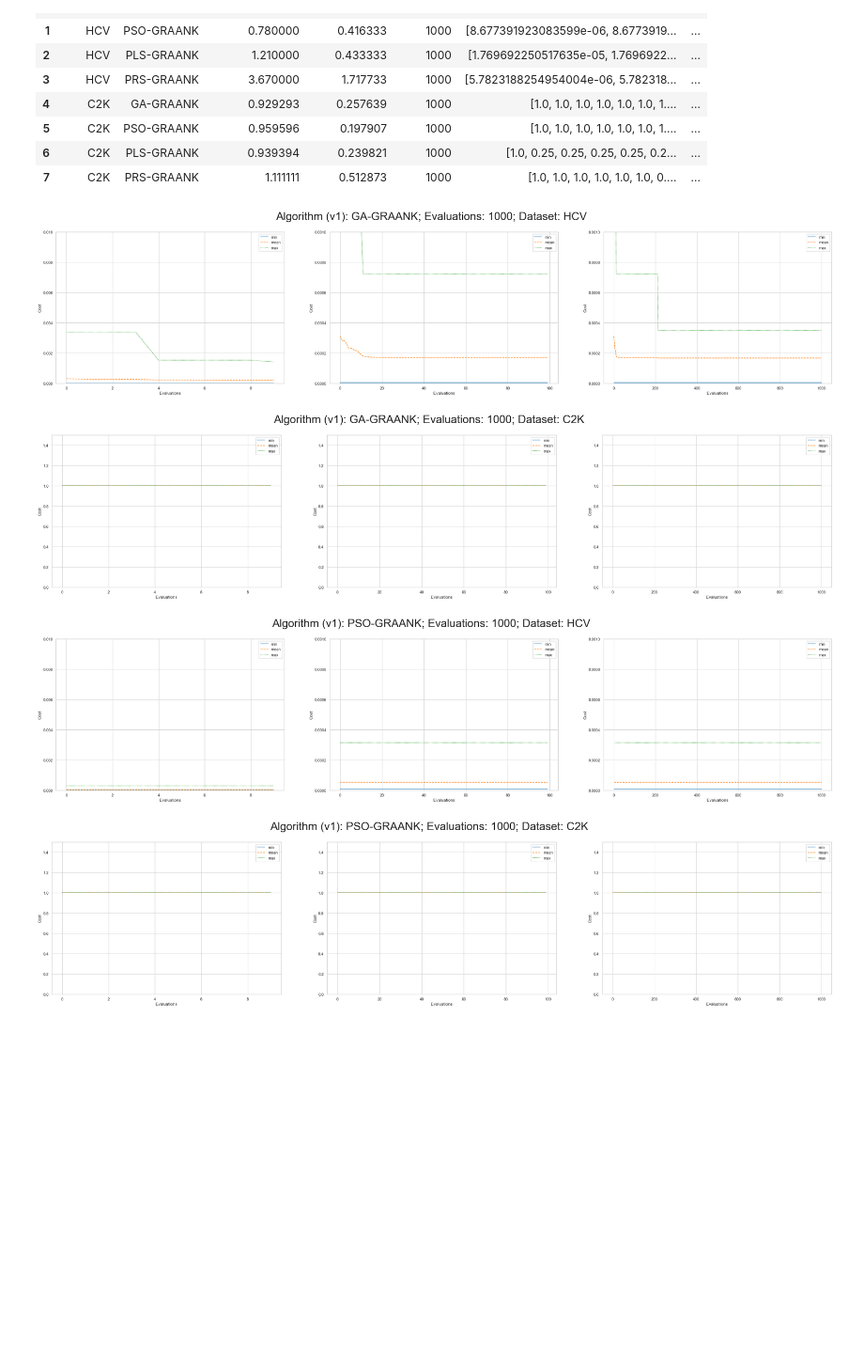
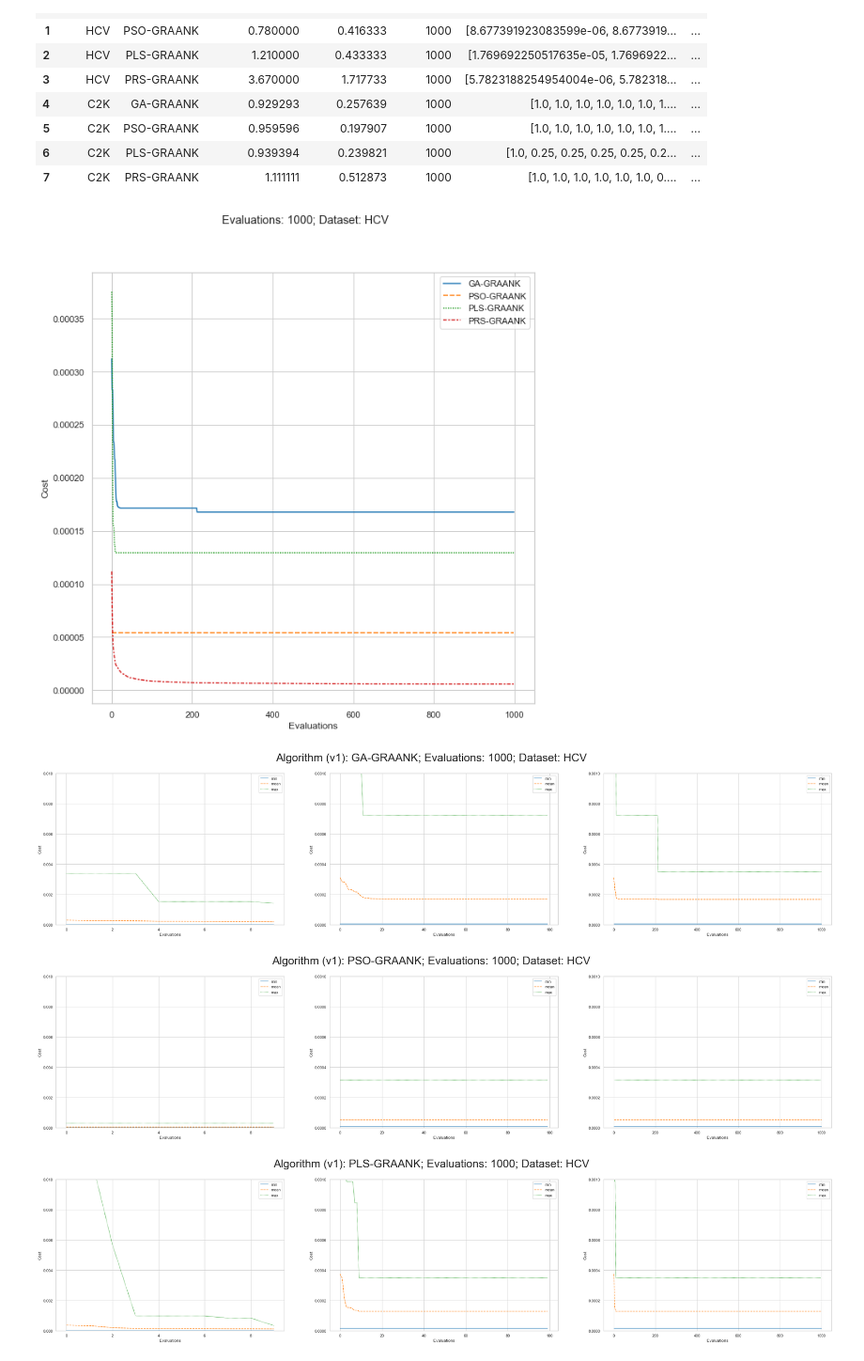
Before and after one commit to owuordickson/meso-hpc-lr, a Jupyter notebook: results/swarmgp/analysis_v1.ipynb, the cells around one changed output. Shown at 94% size. Drawn from its saved outputs; the diff is of its cells as text; code cells hidden in the pictures; blank space fills up the shorter version.

```diff
--- a/results/swarmgp/analysis_v1.ipynb
+++ b/results/swarmgp/analysis_v1.ipynb
@@ -298,42 +298,73 @@ import seaborn as sns
 
 sns.set_theme(style="whitegrid")
 
-for alg in algorithms:
-    df_alg = df_data.loc[df_data['Algorithm'].str.contains(alg)]
+for ds in data_sets:
+    df1 = df_data.loc[df_data['Data-set'] == ds]
 
-    for ds in data_sets:
-        df1 = df_alg.loc[df_alg['Data-set'] == ds]
+    # df_comb = df1[['Algorithm', 'Iterations (mu)']].values
+    comb_cols = df1['Algorithm'].values
+    comb_values = []
+    # comb_values = np.array([df1['Iterations (mu)'].values])
+    limits = np.arange(1000)
+    for index, row in df1.iterrows():
+        comb_values.append(row['Iterations (mu)'])
+    comb_values = np.array(comb_values).T
+
+    # print(comb_cols.shape)
+    # print(comb_values.shape)
+    # print(limits.shape)
+    fig = plt.figure(figsize=(10,10))
+    data = pd.DataFrame(comb_values, limits, columns=comb_cols)
+    sns.lineplot(data=data, palette="tab10")
+    # plt.ylim(0, lims[i-1])
+    plt.xlabel('Evaluations')
+    plt.ylabel('Cost')
+    fig.suptitle('Evaluations: ' + str(row['Iterations']) + '; Dataset: ' + ds)
+
+    #print(comb_values)
+    #print()
+
+    for alg in algorithms:
+        df_alg = df1.loc[df1['Algorithm'].str.contains(alg)]
+
+    # for ds in data_sets:
+    #    df1 = df_alg.loc[df_alg['Data-set'] == ds]
 
         for ev in evals:
-            df2 = df1.loc[df1['Iterations'] == ev]
+            df2 = df_alg.loc[df_alg['Iterations'] == ev]
 
             fig = plt.figure(figsize=(40,8))
             for index,row in df2.iterrows():
                 # Results
                 values = np.array([row['Iterations (min)'], row['Iterations (mu)'], row['Iterations (max)']]).T
                 # x = 100
                 if ds == 'C2K':
                     lims = [1.5, 1.5, 1.5]
                 else:
                     lims = [0.01, 0.001, 0.001]
                 i = 1
                 for x in ([10, 100, 1000]):
                     plt.subplot(1, 3, i)
                     limits = np.arange(x)
                     vals = values[0:x]
                     # limits = np.arange(row['Evaluations'])
-                    data = pd.DataFrame(vals, limits, columns=["min", "mean", "max"])
+                    data = pd.DataFrame(vals, limits, columns=['min', 'mean', 'max'])
+                    # if x == 10:
+                    #    print(data)
+                    #    print(vals.shape)
+                    #    print(limits.shape)
+                    #    print()
 
                     sns.lineplot(data=data, palette="tab10")
                     plt.ylim(0, lims[i-1])
                     plt.xlabel('Evaluations')
                     plt.ylabel('Cost')
                     i += 1
 
             fig.suptitle('Algorithm (v1): ' + str(alg) + '; Evaluations: ' + str(row['Iterations']) + '; Dataset: ' + ds, fontsize=32)
     # print(data)
 # %% [output]
-[figure, old version]
+[figure, new version]
-[figure, old version]
+[figure, new version]
 [figure]
-[figure, old version]
+[figure, new version]
```
Also changed, not shown: parts of 1 cell of this notebook, 1 other file.
